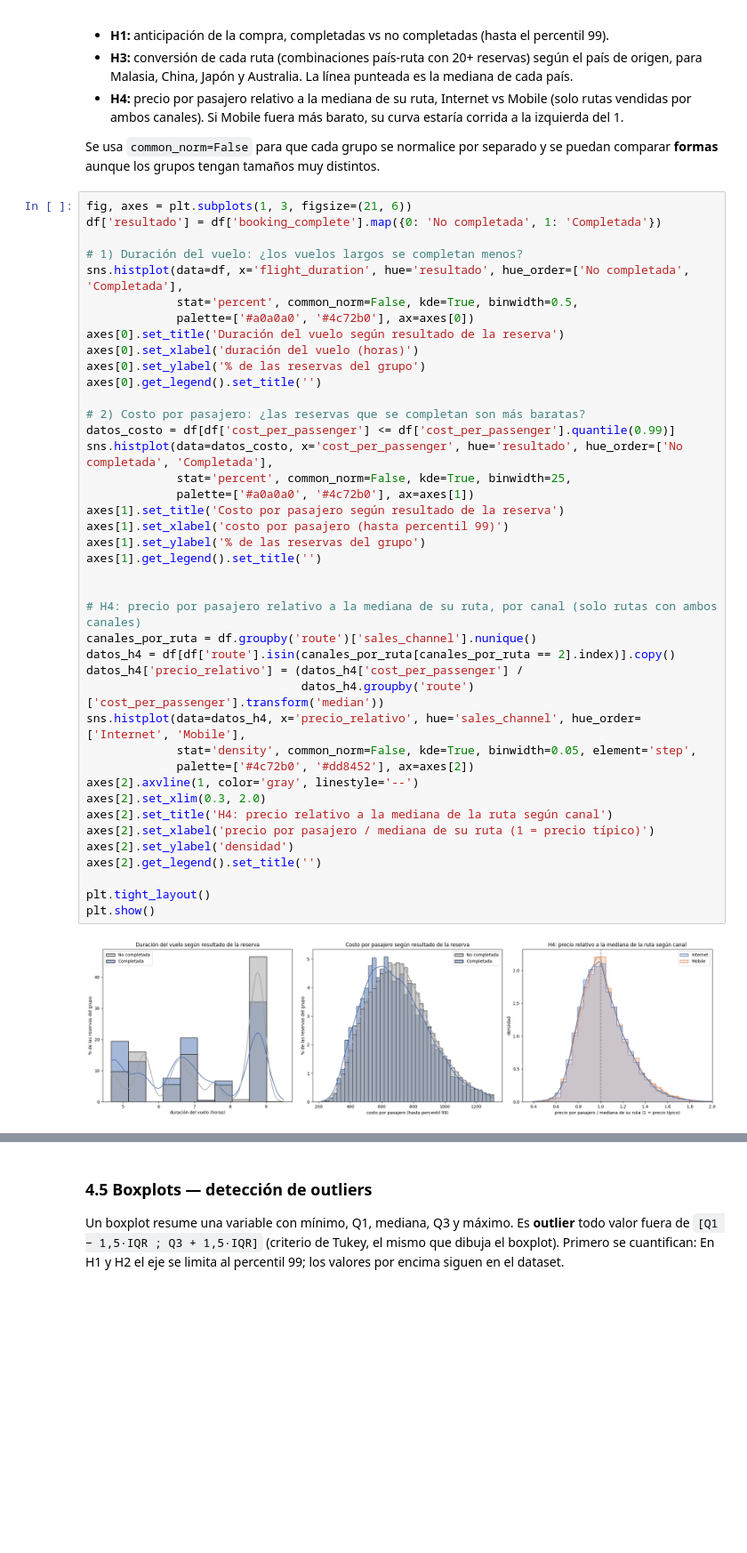
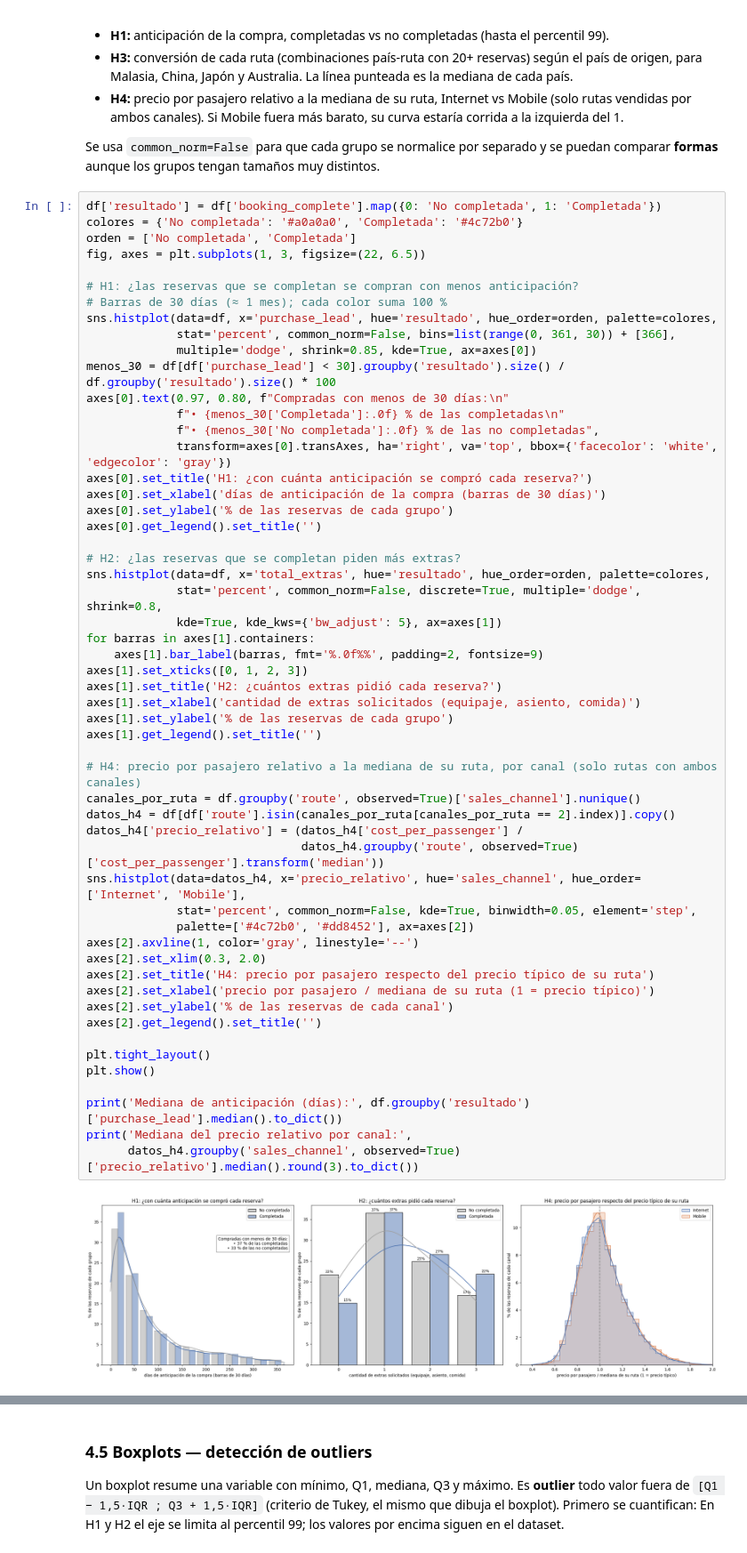
Before and after one commit to federicopintosr/diplomatura-tp-1, a Jupyter notebook: tp1/tp1.ipynb, the cells around one changed output, grey strips where cells are left out. Shown at 89% size. Drawn from its saved outputs; the diff is of its cells as text; blank space fills up the shorter version.

Commit message:
Gráfico de H1 con tramos de anticipación de ancho fijo
Co-Authored-By: Claude Sonnet 5.5 <noreply@anthropic.com>

```diff
--- a/tp1/tp1.ipynb
+++ b/tp1/tp1.ipynb
@@ -454,45 +454,58 @@ Rutas distintas: 798  |  Países de origen distintos: 103
 Se usa `common_norm=False` para que cada grupo se normalice por separado y se puedan comparar **formas** aunque los
 grupos tengan tamaños muy distintos.
 # %%
-fig, axes = plt.subplots(1, 3, figsize=(21, 6))
 df['resultado'] = df['booking_complete'].map({0: 'No completada', 1: 'Completada'})
+colores = {'No completada': '#a0a0a0', 'Completada': '#4c72b0'}
+orden = ['No completada', 'Completada']
+fig, axes = plt.subplots(1, 3, figsize=(22, 6.5))
 
-# 1) Duración del vuelo: ¿los vuelos largos se completan menos?
-sns.histplot(data=df, x='flight_duration', hue='resultado', hue_order=['No completada', 'Completada'],
-             stat='percent', common_norm=False, kde=True, binwidth=0.5,
-             palette=['#a0a0a0', '#4c72b0'], ax=axes[0])
-axes[0].set_title('Duración del vuelo según resultado de la reserva')
-axes[0].set_xlabel('duración del vuelo (horas)')
-axes[0].set_ylabel('% de las reservas del grupo')
+# H1: ¿las reservas que se completan se compran con menos anticipación?
+# Barras de 30 días (≈ 1 mes); cada color suma 100 %
+sns.histplot(data=df, x='purchase_lead', hue='resultado', hue_order=orden, palette=colores,
+             stat='percent', common_norm=False, bins=list(range(0, 361, 30)) + [366],
+             multiple='dodge', shrink=0.85, kde=True, ax=axes[0])
+menos_30 = df[df['purchase_lead'] < 30].groupby('resultado').size() / df.groupby('resultado').size() * 100
+axes[0].text(0.97, 0.80, f"Compradas con menos de 30 días:\n"
+             f"• {menos_30['Completada']:.0f} % de las completadas\n"
+             f"• {menos_30['No completada']:.0f} % de las no completadas",
+             transform=axes[0].transAxes, ha='right', va='top', bbox={'facecolor': 'white', 'edgecolor': 'gray'})
+axes[0].set_title('H1: ¿con cuánta anticipación se compró cada reserva?')
+axes[0].set_xlabel('días de anticipación de la compra (barras de 30 días)')
+axes[0].set_ylabel('% de las reservas de cada grupo')
 axes[0].get_legend().set_title('')
 
-# 2) Costo por pasajero: ¿las reservas que se completan son más baratas?
-datos_costo = df[df['cost_per_passenger'] <= df['cost_per_passenger'].quantile(0.99)]
-sns.histplot(data=datos_costo, x='cost_per_passenger', hue='resultado', hue_order=['No completada', 'Completada'],
-             stat='percent', common_norm=False, kde=True, binwidth=25,
-             palette=['#a0a0a0', '#4c72b0'], ax=axes[1])
-axes[1].set_title('Costo por pasajero según resultado de la reserva')
-axes[1].set_xlabel('costo por pasajero (hasta percentil 99)')
-axes[1].set_ylabel('% de las reservas del grupo')
+# H2: ¿las reservas que se completan piden más extras?
+sns.histplot(data=df, x='total_extras', hue='resultado', hue_order=orden, palette=colores,
+             stat='percent', common_norm=False, discrete=True, multiple='dodge', shrink=0.8,
+             kde=True, kde_kws={'bw_adjust': 5}, ax=axes[1])
+for barras in axes[1].containers:
+    axes[1].bar_label(barras, fmt='%.0f%%', padding=2, fontsize=9)
+axes[1].set_xticks([0, 1, 2, 3])
+axes[1].set_title('H2: ¿cuántos extras pidió cada reserva?')
+axes[1].set_xlabel('cantidad de extras solicitados (equipaje, asiento, comida)')
+axes[1].set_ylabel('% de las reservas de cada grupo')
 axes[1].get_legend().set_title('')
 
-
 # H4: precio por pasajero relativo a la mediana de su ruta, por canal (solo rutas con ambos canales)
-canales_por_ruta = df.groupby('route')['sales_channel'].nunique()
+canales_por_ruta = df.groupby('route', observed=True)['sales_channel'].nunique()
 datos_h4 = df[df['route'].isin(canales_por_ruta[canales_por_ruta == 2].index)].copy()
 datos_h4['precio_relativo'] = (datos_h4['cost_per_passenger'] /
-                               datos_h4.groupby('route')['cost_per_passenger'].transform('median'))
+                               datos_h4.groupby('route', observed=True)['cost_per_passenger'].transform('median'))
 sns.histplot(data=datos_h4, x='precio_relativo', hue='sales_channel', hue_order=['Internet', 'Mobile'],
-             stat='density', common_norm=False, kde=True, binwidth=0.05, element='step',
+             stat='percent', common_norm=False, kde=True, binwidth=0.05, element='step',
              palette=['#4c72b0', '#dd8452'], ax=axes[2])
 axes[2].axvline(1, color='gray', linestyle='--')
 axes[2].set_xlim(0.3, 2.0)
-axes[2].set_title('H4: precio relativo a la mediana de la ruta según canal')
+axes[2].set_title('H4: precio por pasajero respecto del precio típico de su ruta')
 axes[2].set_xlabel('precio por pasajero / mediana de su ruta (1 = precio típico)')
-axes[2].set_ylabel('densidad')
+axes[2].set_ylabel('% de las reservas de cada canal')
 axes[2].get_legend().set_title('')
 
 plt.tight_layout()
 plt.show()
+
+print('Mediana de anticipación (días):', df.groupby('resultado')['purchase_lead'].median().to_dict())
+print('Mediana del precio relativo por canal:',
+      datos_h4.groupby('sales_channel', observed=True)['precio_relativo'].median().round(3).to_dict())
 # %% [output]
-[figure, old version]
+[figure, new version]
```
Also changed, not shown: parts of 14 cells of this notebook.
